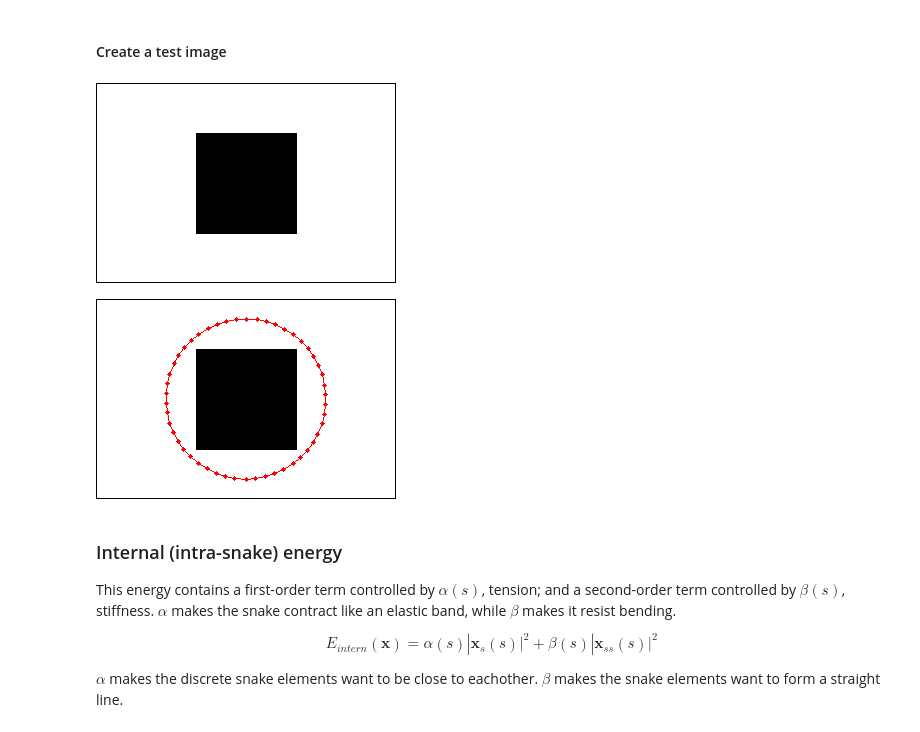
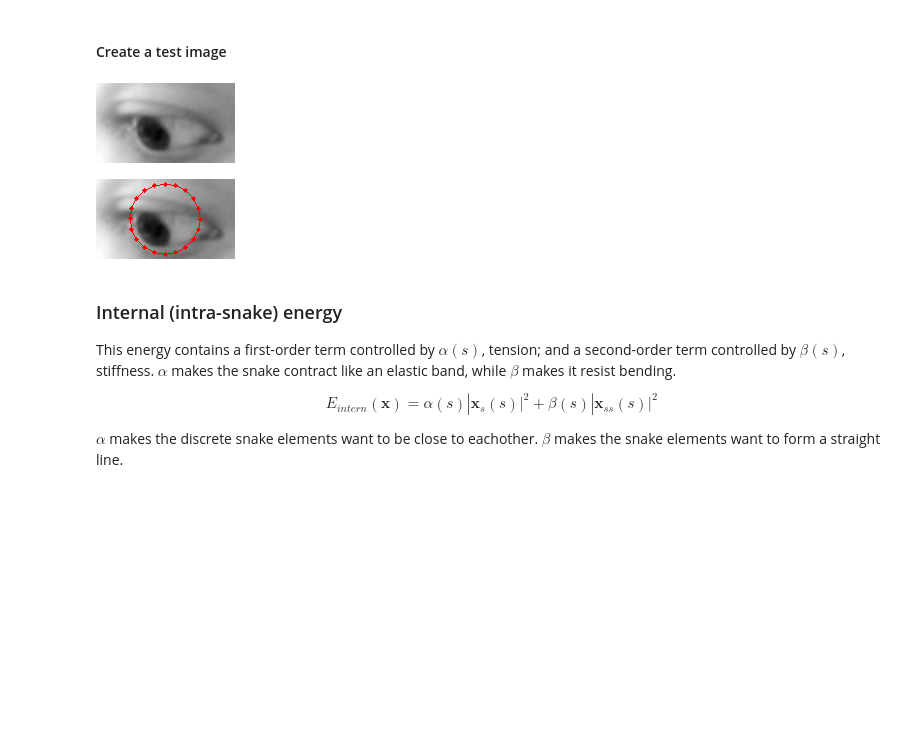
Before and after one commit to errollw/CLM-gaze-tracker-OLD, a Jupyter notebook: snakes.ipynb, the cells around one changed output. Drawn from its saved outputs; the diff is of its cells as text; code cells hidden in the pictures; blank space fills up the shorter version.

```diff
--- a/snakes.ipynb
+++ b/snakes.ipynb
@@ -42,31 +43,34 @@ def polyline(img, pts, c=[0,0,255], t=1, closed=False, circles=False):
 # %%
 img = np.ones((200,300))*255
 cv2.rectangle(img, (0,0), (img.shape[1]-1,img.shape[0]-1), 0) # draw a border
 cv2.circle(img,(img.shape[1]/2,img.shape[0]/2),50,0,-1)       # draw a shape in the middle
 
 cv2.rectangle(img, (img.shape[1]/2-50,img.shape[0]/2-50),
               (img.shape[1]/2+50,img.shape[0]/2+50), 0, -1)
 
+img = cv2.imread("eye_0_roi.png", 0)
+cv2.normalize(img, img, 0, 255, cv2.NORM_MINMAX)
+
 cv2.imwrite("snakes_input_img.png", img)
 display(Image("snakes_input_img.png"))
 # %% [output]
-[figure, old version]
+[figure, new version]
 # %%
 # number of discrete snake elements
-N = 50
+N = 20
 
 # make a snake in a circle
 thts =  np.radians(np.arange(N)*360/N)
-xs = np.sin(thts)*80 + img.shape[1]/2
-ys = np.cos(thts)*80 + img.shape[0]/2
+xs = np.sin(thts)*35 + img.shape[1]/2
+ys = np.cos(thts)*35 + img.shape[0]/2
 
 # show initial snake
 debug_img = cv2.cvtColor(np.float32(img),cv2.COLOR_GRAY2BGR)
 polyline(debug_img,zip(xs,ys),circles=True,closed=True)
-cv2.imwrite("snakes_input_img.png", debug_img)
-display(Image("snakes_input_img.png"))
+cv2.imwrite("snakes_initial_position_img.png", debug_img)
+display(Image("snakes_initial_position_img.png"))
 # %% [output]
-[figure, old version]
+[figure, new version]
 # %% [markdown]
 ### Internal (intra-snake) energy
 
```
Also changed, not shown: parts of 12 cells of this notebook, 12 other files.
